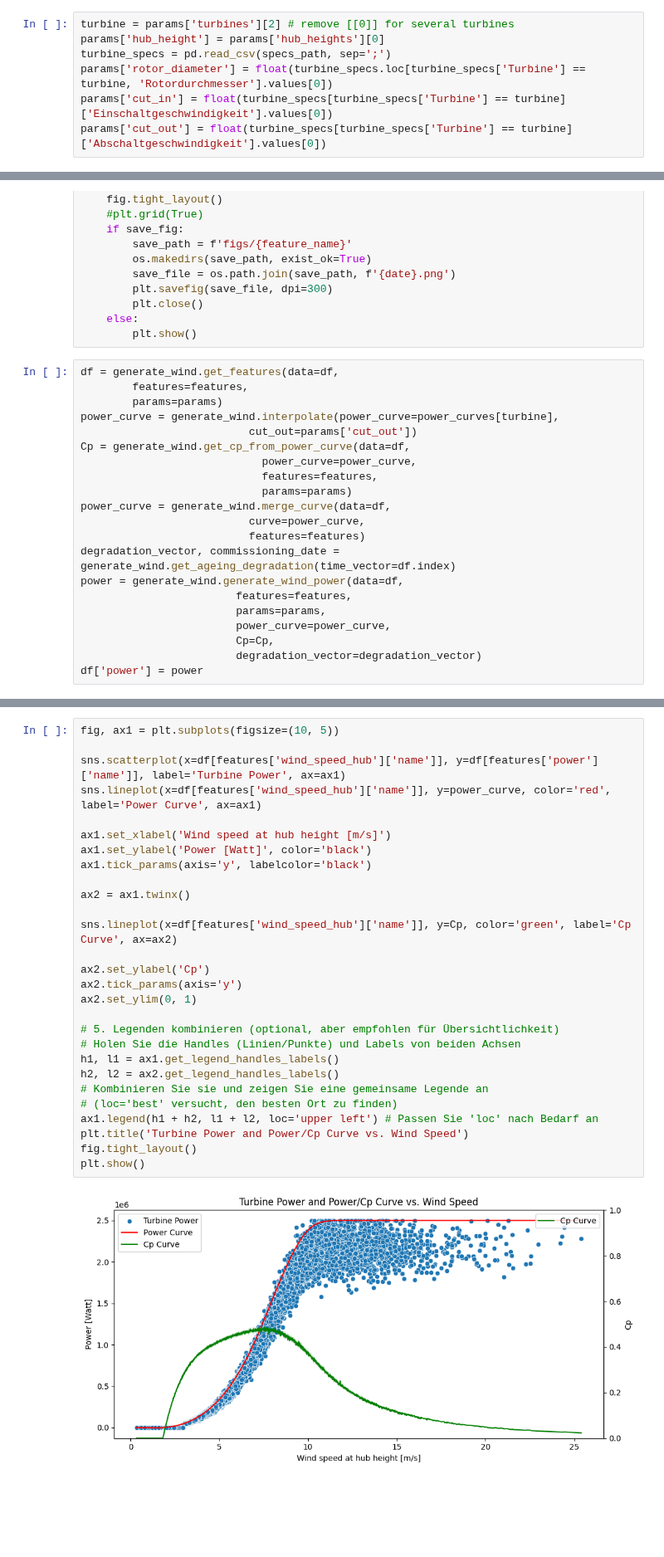
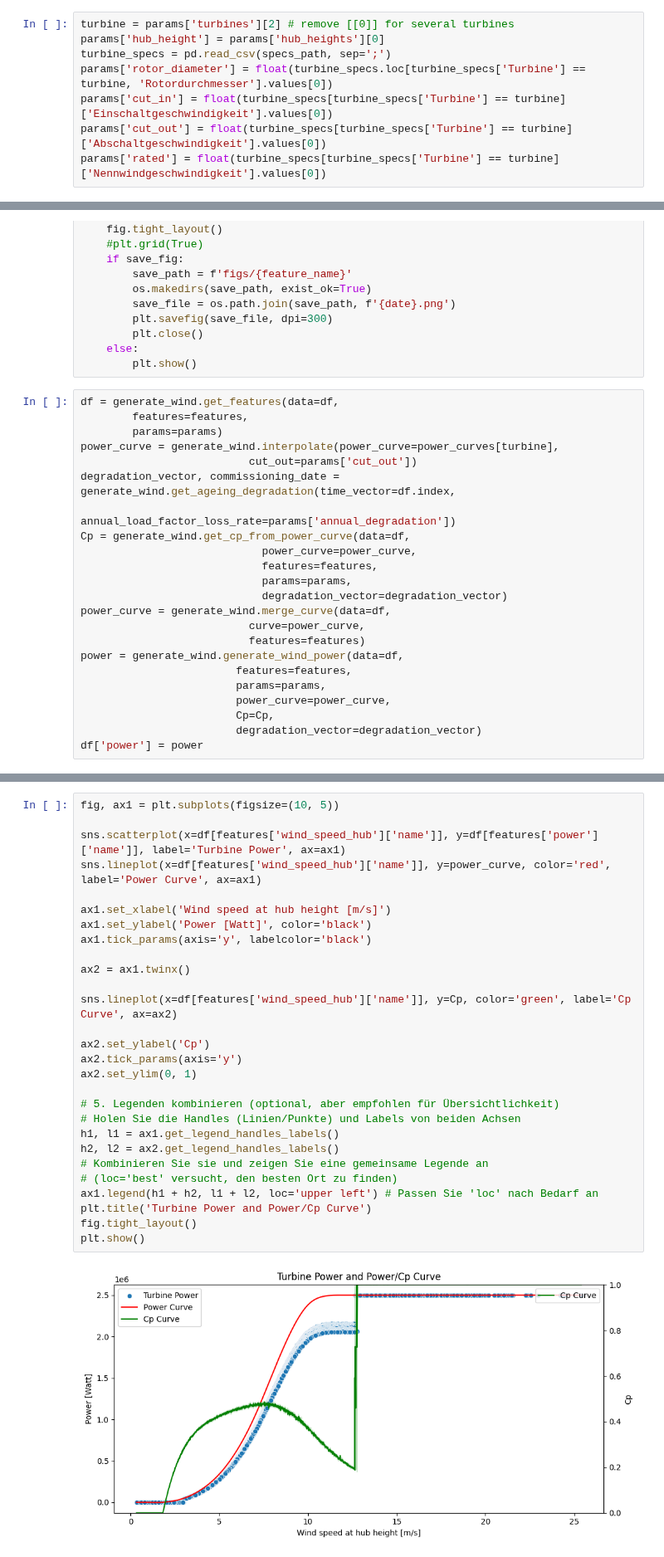
Before and after one commit to vikwal/synthetic_re_data_generation, a Jupyter notebook: generate_wind.ipynb, the cells around one changed output, grey strips where cells are left out. Shown at 83% size. Drawn from its saved outputs; the diff is of its cells as text; blank space fills up the shorter version.

Commit message:
intermediate ageing corrections

```diff
--- a/generate_wind.ipynb
+++ b/generate_wind.ipynb
@@ -80,6 +80,7 @@ turbine_specs = pd.read_csv(specs_path, sep=';')
 params['rotor_diameter'] = float(turbine_specs.loc[turbine_specs['Turbine'] == turbine, 'Rotordurchmesser'].values[0])
 params['cut_in'] = float(turbine_specs[turbine_specs['Turbine'] == turbine]['Einschaltgeschwindigkeit'].values[0])
 params['cut_out'] = float(turbine_specs[turbine_specs['Turbine'] == turbine]['Abschaltgeschwindigkeit'].values[0])
+params['rated'] = float(turbine_specs[turbine_specs['Turbine'] == turbine]['Nennwindgeschwindigkeit'].values[0])
 # %%
 data.info()
 # %% [output]
@@ -425,14 +426,16 @@ df = generate_wind.get_features(data=df,
         params=params)
 power_curve = generate_wind.interpolate(power_curve=power_curves[turbine],
                           cut_out=params['cut_out'])
+degradation_vector, commissioning_date = generate_wind.get_ageing_degradation(time_vector=df.index,
+                                                                              annual_load_factor_loss_rate=params['annual_degradation'])
 Cp = generate_wind.get_cp_from_power_curve(data=df,
                             power_curve=power_curve,
                             features=features,
-                            params=params)
+                            params=params,
+                            degradation_vector=degradation_vector)
 power_curve = generate_wind.merge_curve(data=df,
                           curve=power_curve,
                           features=features)
-degradation_vector, commissioning_date = generate_wind.get_ageing_degradation(time_vector=df.index)
 power = generate_wind.generate_wind_power(data=df,
                         features=features,
                         params=params,
@@ -453,30 +478,30 @@ plot_power_and_feature(data=df,
 # %%
 fig, ax1 = plt.subplots(figsize=(10, 5))
 
 sns.scatterplot(x=df[features['wind_speed_hub']['name']], y=df[features['power']['name']], label='Turbine Power', ax=ax1)
 sns.lineplot(x=df[features['wind_speed_hub']['name']], y=power_curve, color='red', label='Power Curve', ax=ax1)
 
 ax1.set_xlabel('Wind speed at hub height [m/s]')
 ax1.set_ylabel('Power [Watt]', color='black')
 ax1.tick_params(axis='y', labelcolor='black')
 
 ax2 = ax1.twinx()
 
 sns.lineplot(x=df[features['wind_speed_hub']['name']], y=Cp, color='green', label='Cp Curve', ax=ax2)
 
 ax2.set_ylabel('Cp')
 ax2.tick_params(axis='y')
 ax2.set_ylim(0, 1)
 
 # 5. Legenden kombinieren (optional, aber empfohlen für Übersichtlichkeit)
 # Holen Sie die Handles (Linien/Punkte) und Labels von beiden Achsen
 h1, l1 = ax1.get_legend_handles_labels()
 h2, l2 = ax2.get_legend_handles_labels()
 # Kombinieren Sie sie und zeigen Sie eine gemeinsame Legende an
 # (loc='best' versucht, den besten Ort zu finden)
 ax1.legend(h1 + h2, l1 + l2, loc='upper left') # Passen Sie 'loc' nach Bedarf an
-plt.title('Turbine Power and Power/Cp Curve vs. Wind Speed')
+plt.title('Turbine Power and Power/Cp Curve')
 fig.tight_layout()
 plt.show()
 # %% [output]
-[figure, old version]
+[figure, new version]
```
Also changed, not shown: parts of 4 cells of this notebook, 2 other files.
